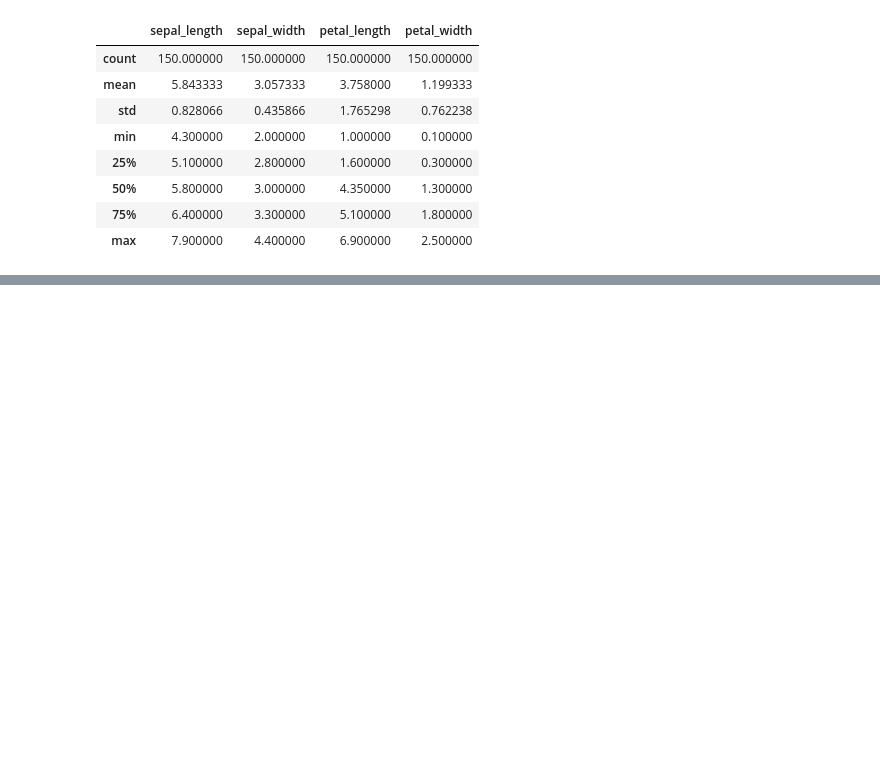
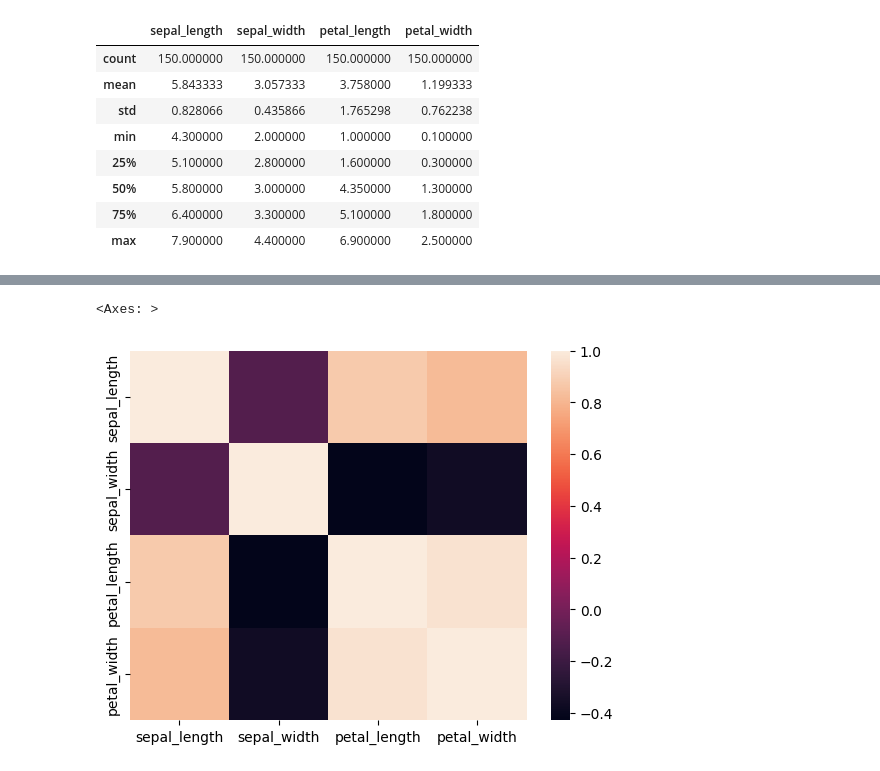
Before and after one commit to Ravindrakumarnayak/python_practice_daywise, a Jupyter notebook: python_visualization3_matplotlib_practice.ipynb, the cells around one changed output, grey strips where cells are left out. Saved outputs shown, nothing was run; the diff lists cells and outputs as text; code cells hidden in the pictures; blank space fills up the shorter version.

```diff
--- a/python_visualization3_matplotlib_practice.ipynb
+++ b/python_visualization3_matplotlib_practice.ipynb
@@ -101,0 +117,6 @@ df.describe()
+# %%
+df.corr()
+sns.heatmap(data=df.corr()) # 1 is highly correlated
+# %% [output]
+<Axes: >
+[figure, added]
```
Also changed, not shown: parts of 18 cells of this notebook.
